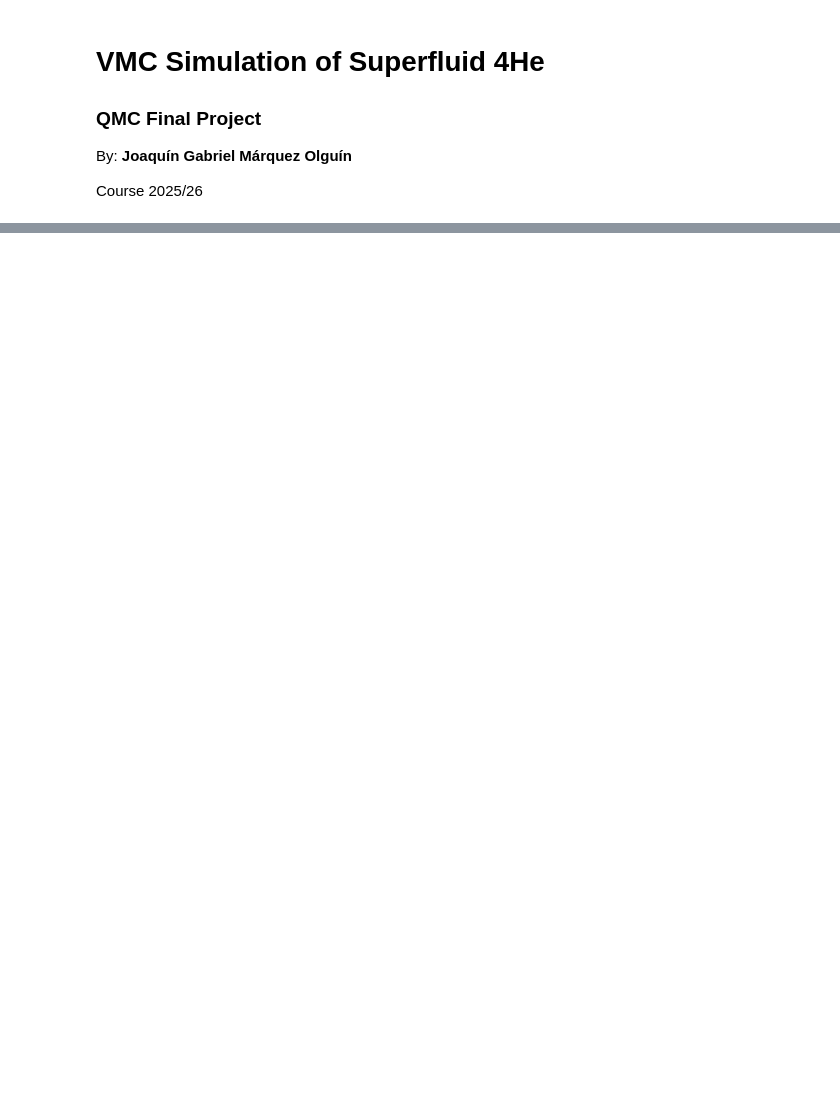
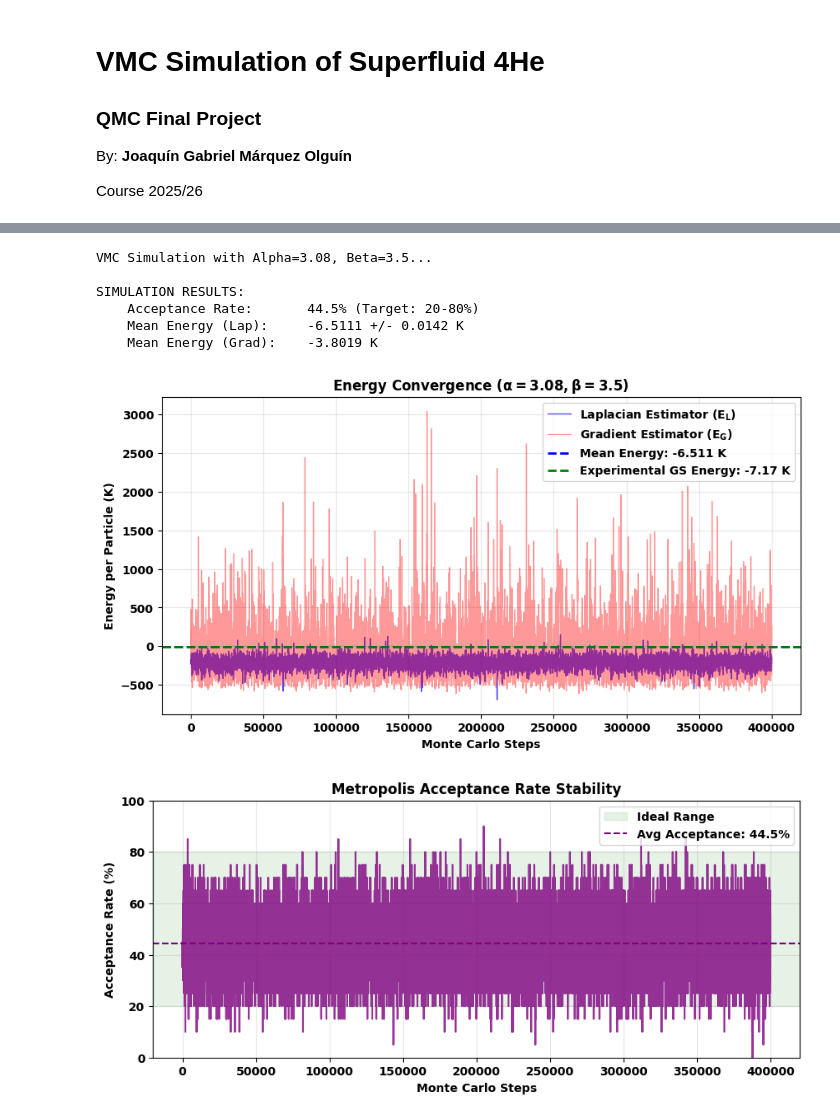
Before and after one commit to jmarquezol/QuantumMaster, a Jupyter notebook: QMC/QMCProject.ipynb, the cells around one changed output, grey strips where cells are left out. Saved outputs shown, nothing was run; the diff lists cells and outputs as text; code cells hidden in the pictures; blank space fills up the shorter version.

```diff
--- a/QMC/QMCProject.ipynb
+++ b/QMC/QMCProject.ipynb
@@ -454,0 +499,78 @@ The compiler failed to analyze the bytecode. Variable 'kinetic_part_laplacian' i
+# %%
+# SIMULATION PARAMETERS
+OPT_ALPHA = 3.08
+OPT_BETA = 3.50
+N_STEPS = 500000  # Number of MC steps
+N_PARTICLES = 32  # Number of particles
+DELTA = 1.0       # Step size (adjust ST acceptance is between 20-80%)
+
+print(f"VMC Simulation with Alpha={OPT_ALPHA}, Beta={OPT_BETA}...")
+
+# SIMULATION
+E_lap_history, E_grad_history, acc_history, x_history = VMC_simulation(
+    N_STEPS, N_PARTICLES, OPT_ALPHA, OPT_BETA, DELTA
+)
+
+# Discard first 20% of steps
+burn_in = int(len(E_lap_history) * 0.2)
+E_lap_stable = E_lap_history[burn_in:]
+E_grad_stable = E_grad_history[burn_in:]
+acc_stable = acc_history[burn_in:]
+
+# Calculate Statistics
+mean_E_lap = np.mean(E_lap_stable) / N_PARTICLES
+mean_E_grad = np.mean(E_grad_stable) / N_PARTICLES
+error_E = np.std(E_lap_stable) / np.sqrt(len(E_lap_stable)) / N_PARTICLES
+
+print(f"\nSIMULATION RESULTS:")
+print(f"    Acceptance Rate:       {np.mean(acc_stable)*100:.1f}% (Target: 20-80%)")
+print(f"    Mean Energy (Lap):     {mean_E_lap:.4f} +/- {error_E:.4f} K")
+print(f"    Mean Energy (Grad):    {mean_E_grad:.4f} K")
+
+# PLOTTING
+sample_interval = N_STEPS // len(E_lap_history)
+steps_axis = np.arange(len(E_lap_history[burn_in:])) * sample_interval
+
+# PLOT 1: LAPLACIAN VS GRADIENT ENERGIES
+plt.figure(figsize=(10, 5))
+plt.plot(steps_axis, E_lap_stable, label='Laplacian Estimator ($E_L$)', color='blue', alpha=0.7, linewidth=1)
+plt.plot(steps_axis, E_grad_stable, label='Gradient Estimator ($E_G$)', color='red', alpha=0.4, linewidth=1)
+
+plt.axhline(mean_E_lap, color='blue', linestyle='--', linewidth=2, label=f'Mean Energy: {mean_E_lap:.3f} K')
+
+plt.axhline(-7.17, color='green', linestyle='--', linewidth=2, label=f'Experimental GS Energy: -7.17 K')
+
+plt.xlabel('Monte Carlo Steps')
+plt.ylabel('Energy per Particle (K)')
+plt.title(f'Energy Convergence ($\\alpha={OPT_ALPHA}, \\beta={OPT_BETA}$)')
+plt.legend()
+plt.grid(True, alpha=0.3)
+plt.show()
+
+# PLOT 2: ACCEPTANCE RATE EVOLUTION
+plt.figure(figsize=(10, 4))
+plt.plot(steps_axis, acc_stable* 100, color='purple', alpha=0.8, linewidth=1.5)
+
+plt.axhspan(20, 80, color='green', alpha=0.1, label='Ideal Range')
+plt.axhline(np.mean(acc_stable)*100, color='purple', linestyle='--', label=f'Avg Acceptance: {np.mean(acc_stable)*100:.1f}%')
+
+plt.xlabel('Monte Carlo Steps')
+plt.ylabel('Acceptance Rate (%)')
+plt.title('Metropolis Acceptance Rate Stability')
+plt.ylim(0, 100)
+plt.legend()
+plt.grid(True, alpha=0.3)
+plt.show()
+
+# EXPORT DATA FOR g(r)
+# x_history contains [n_samples, N_particles, 3]
+final_positions = x_history[burn_in:]
+# %% [output]
+VMC Simulation with Alpha=3.08, Beta=3.5...
+
+SIMULATION RESULTS:
+    Acceptance Rate:       44.5% (Target: 20-80%)
+    Mean Energy (Lap):     -6.5111 +/- 0.0142 K
+    Mean Energy (Grad):    -3.8019 K
+[figure, added]
+[figure, added]
```
Also changed, not shown: parts of 13 cells of this notebook, 1 other file.
